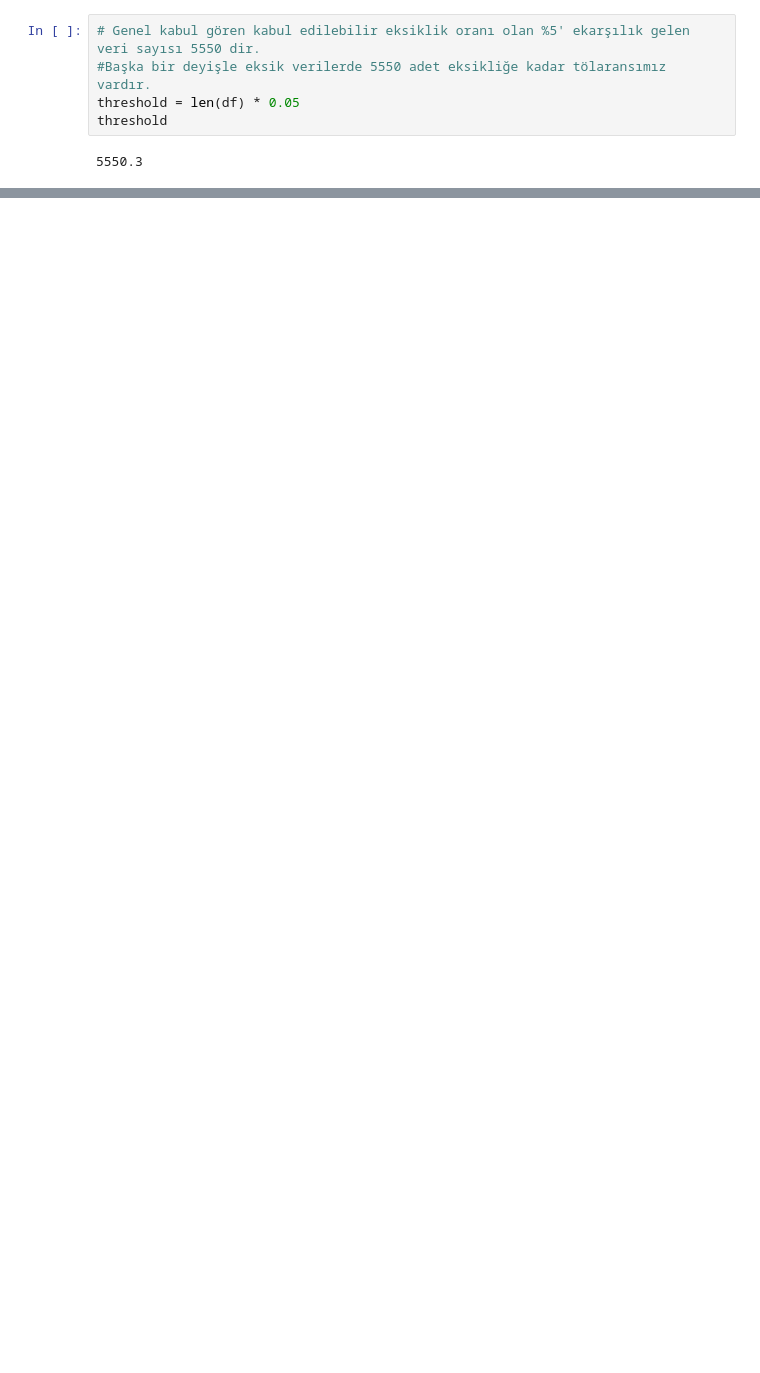
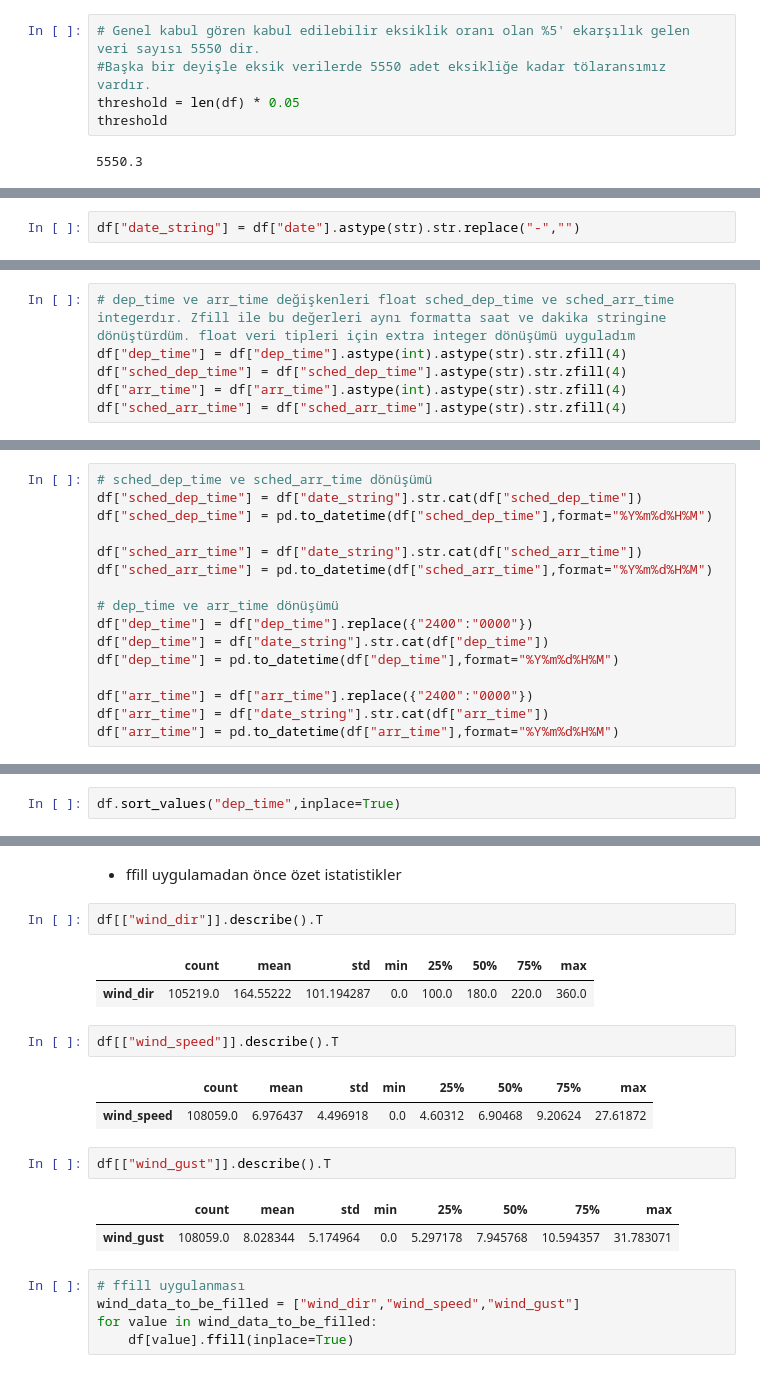
Before and after one commit to kntvrl/flights_project, a Jupyter notebook: project_notebook_ds.ipynb, the cells around one changed output, grey strips where cells are left out. Saved outputs shown, nothing was run; the diff lists cells and outputs as text; blank space fills up the shorter version.

```diff
--- a/project_notebook_ds.ipynb
+++ b/project_notebook_ds.ipynb
@@ -235,0 +349,2 @@ Eksik veri temizleme işlemi sonrasında satır sayısı 111006 den 105219' e d
+# %%
+df["date_string"] = df["date"].astype(str).str.replace("-","")
@@ -235,0 +353,6 @@ Eksik veri temizleme işlemi sonrasında satır sayısı 111006 den 105219' e d
+# %%
+# dep_time ve arr_time değişkenleri float sched_dep_time ve sched_arr_time integerdır. Zfill ile bu değerleri aynı formatta saat ve dakika stringine dönüştürdüm. float veri tipleri için extra integer dönüşümü uyguladım
+df["dep_time"] = df["dep_time"].astype(int).astype(str).str.zfill(4)
+df["sched_dep_time"] = df["sched_dep_time"].astype(str).str.zfill(4)
+df["arr_time"] = df["arr_time"].astype(int).astype(str).str.zfill(4)
+df["sched_arr_time"] = df["sched_arr_time"].astype(str).str.zfill(4)
@@ -236 +363,17 @@ Eksik veri temizleme işlemi sonrasında satır sayısı 111006 den 105219' e d
+# %%
+# sched_dep_time ve sched_arr_time dönüşümü
+df["sched_dep_time"] = df["date_string"].str.cat(df["sched_dep_time"])
+df["sched_dep_time"] = pd.to_datetime(df["sched_dep_time"],format="%Y%m%d%H%M")
+
+df["sched_arr_time"] = df["date_string"].str.cat(df["sched_arr_time"])
+df["sched_arr_time"] = pd.to_datetime(df["sched_arr_time"],format="%Y%m%d%H%M")
+
+# dep_time ve arr_time dönüşümü
+df["dep_time"] = df["dep_time"].replace({"2400":"0000"})
+df["dep_time"] = df["date_string"].str.cat(df["dep_time"])
+df["dep_time"] = pd.to_datetime(df["dep_time"],format="%Y%m%d%H%M")
+
+df["arr_time"] = df["arr_time"].replace({"2400":"0000"})
+df["arr_time"] = df["date_string"].str.cat(df["arr_time"])
+df["arr_time"] = pd.to_datetime(df["arr_time"],format="%Y%m%d%H%M")
 # %%
@@ -239,0 +391,2 @@ df.shape
+# %%
+df.sort_values("dep_time",inplace=True)
@@ -239,0 +402,22 @@ df.shape
+# %% [markdown]
+- ffill uygulamadan önce özet istatistikler
+# %%
+df[["wind_dir"]].describe().T
+# %% [output]
+|  | count | mean | std | min | 25% | 50% | 75% | max |
+| wind_dir | 105219.0 | 164.55222 | 101.194287 | 0.0 | 100.0 | 180.0 | 220.0 | 360.0 |
+# %%
+df[["wind_speed"]].describe().T
+# %% [output]
+|  | count | mean | std | min | 25% | 50% | 75% | max |
+| wind_speed | 108059.0 | 6.976437 | 4.496918 | 0.0 | 4.60312 | 6.90468 | 9.20624 | 27.61872 |
+# %%
+df[["wind_gust"]].describe().T
+# %% [output]
+|  | count | mean | std | min | 25% | 50% | 75% | max |
+| wind_gust | 108059.0 | 8.028344 | 5.174964 | 0.0 | 5.297178 | 7.945768 | 10.594357 | 31.783071 |
+# %%
+# ffill uygulanması
+wind_data_to_be_filled = ["wind_dir","wind_speed","wind_gust"]
+for value in wind_data_to_be_filled:
+    df[value].ffill(inplace=True)
```
Also changed, not shown: parts of 56 cells of this notebook.
